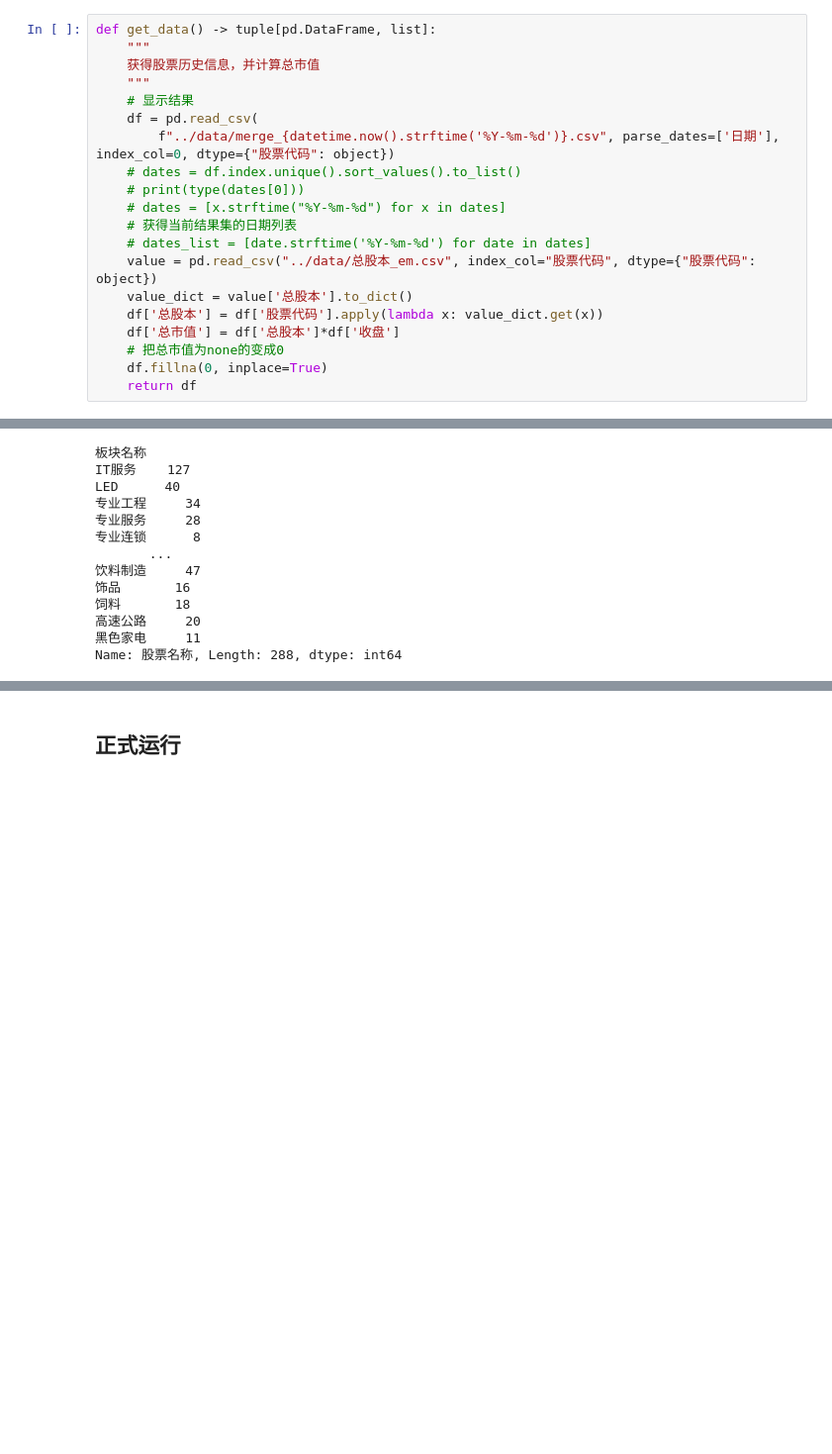
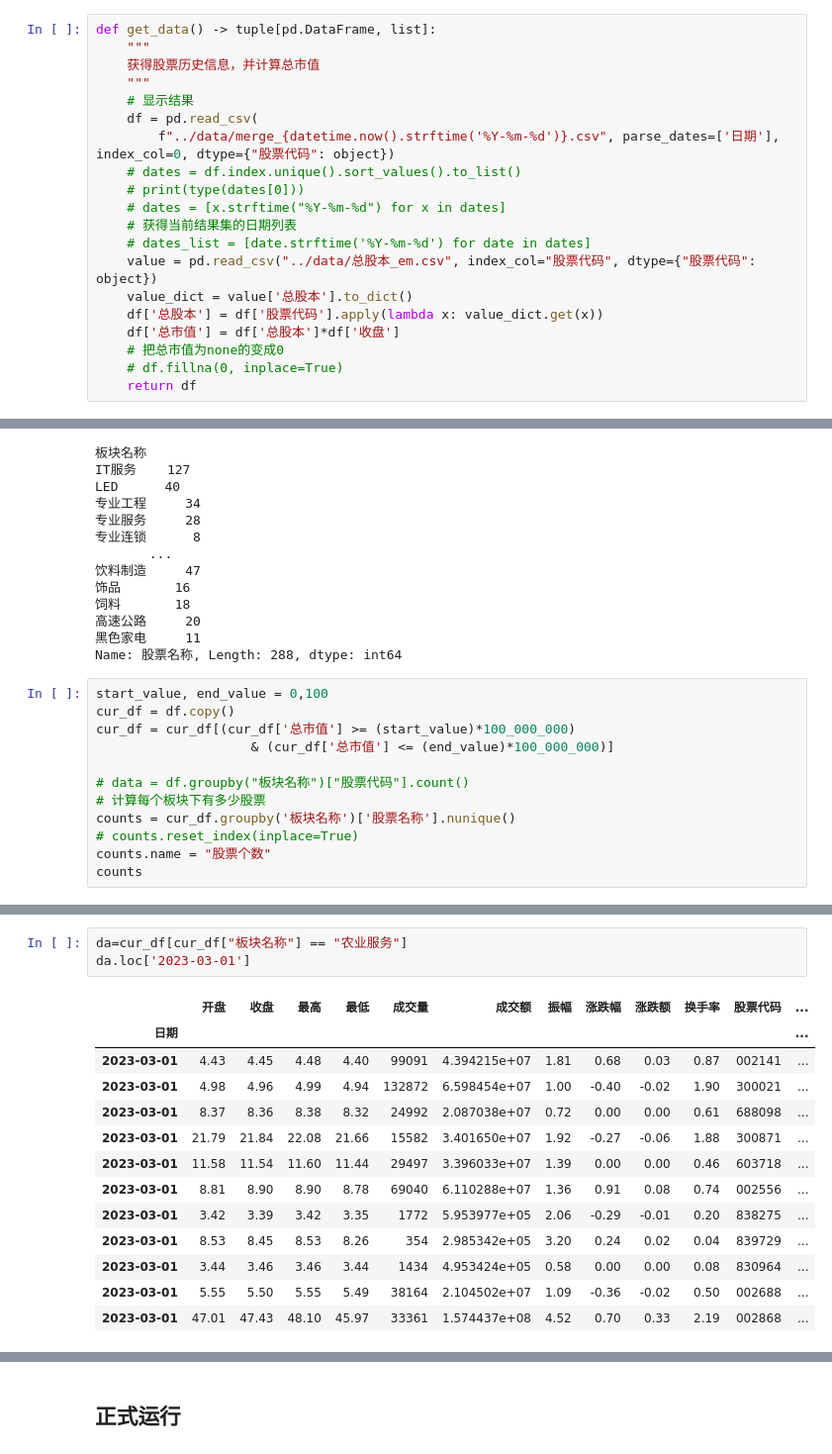
Before and after one commit to minikiller/streamlit-project, a Jupyter notebook: tools/按照市值计算股票个数.ipynb, the cells around one changed output, grey strips where cells are left out. Shown: that part at 99% size. Drawn from its saved outputs; the diff is of its cells as text; blank space fills up the shorter version.

```diff
--- a/tools/按照市值计算股票个数.ipynb
+++ b/tools/按照市值计算股票个数.ipynb
@@ -35,7 +35,7 @@ def get_data() -> tuple[pd.DataFrame, list]:
     df['总股本'] = df['股票代码'].apply(lambda x: value_dict.get(x))
     df['总市值'] = df['总股本']*df['收盘']
     # 把总市值为none的变成0
-    df.fillna(0, inplace=True)
+    # df.fillna(0, inplace=True)
     return df
 # %%
 print(OPTION_DICT)
@@ -115,3 +120,15 @@ LED      40
 高速公路     20
 黑色家电     11
 Name: 股票名称, Length: 288, dtype: int64
+# %%
+start_value, end_value = 0,100
+cur_df = df.copy()
+cur_df = cur_df[(cur_df['总市值'] >= (start_value)*100_000_000)
+                    & (cur_df['总市值'] <= (end_value)*100_000_000)]
+
+# data = df.groupby("板块名称")["股票代码"].count()
+# 计算每个板块下有多少股票
+counts = cur_df.groupby('板块名称')['股票名称'].nunique()
+# counts.reset_index(inplace=True)
+counts.name = "股票个数"
+counts
@@ -117,0 +149,17 @@ Name: 股票名称, Length: 288, dtype: int64
+# %%
+da=cur_df[cur_df["板块名称"] == "农业服务"]
+da.loc['2023-03-01']
+# %% [output]
+|  | 开盘 | 收盘 | 最高 | 最低 | 成交量 | 成交额 | 振幅 | 涨跌幅 | 涨跌额 | 换手率 | 股票代码 | ... |
+| 日期 |  |  |  |  |  |  |  |  |  |  |  | ... |
+| 2023-03-01 | 4.43 | 4.45 | 4.48 | 4.40 | 99091 | 4.394215e+07 | 1.81 | 0.68 | 0.03 | 0.87 | 002141 | ... |
+| 2023-03-01 | 4.98 | 4.96 | 4.99 | 4.94 | 132872 | 6.598454e+07 | 1.00 | -0.40 | -0.02 | 1.90 | 300021 | ... |
+| 2023-03-01 | 8.37 | 8.36 | 8.38 | 8.32 | 24992 | 2.087038e+07 | 0.72 | 0.00 | 0.00 | 0.61 | 688098 | ... |
+| 2023-03-01 | 21.79 | 21.84 | 22.08 | 21.66 | 15582 | 3.401650e+07 | 1.92 | -0.27 | -0.06 | 1.88 | 300871 | ... |
+| 2023-03-01 | 11.58 | 11.54 | 11.60 | 11.44 | 29497 | 3.396033e+07 | 1.39 | 0.00 | 0.00 | 0.46 | 603718 | ... |
+| 2023-03-01 | 8.81 | 8.90 | 8.90 | 8.78 | 69040 | 6.110288e+07 | 1.36 | 0.91 | 0.08 | 0.74 | 002556 | ... |
+| 2023-03-01 | 3.42 | 3.39 | 3.42 | 3.35 | 1772 | 5.953977e+05 | 2.06 | -0.29 | -0.01 | 0.20 | 838275 | ... |
+| 2023-03-01 | 8.53 | 8.45 | 8.53 | 8.26 | 354 | 2.985342e+05 | 3.20 | 0.24 | 0.02 | 0.04 | 839729 | ... |
+| 2023-03-01 | 3.44 | 3.46 | 3.46 | 3.44 | 1434 | 4.953424e+05 | 0.58 | 0.00 | 0.00 | 0.08 | 830964 | ... |
+| 2023-03-01 | 5.55 | 5.50 | 5.55 | 5.49 | 38164 | 2.104502e+07 | 1.09 | -0.36 | -0.02 | 0.50 | 002688 | ... |
+| 2023-03-01 | 47.01 | 47.43 | 48.10 | 45.97 | 33361 | 1.574437e+08 | 4.52 | 0.70 | 0.33 | 2.19 | 002868 | ... |
```
Also changed, not shown: parts of 7 cells of this notebook, 28 other files.
